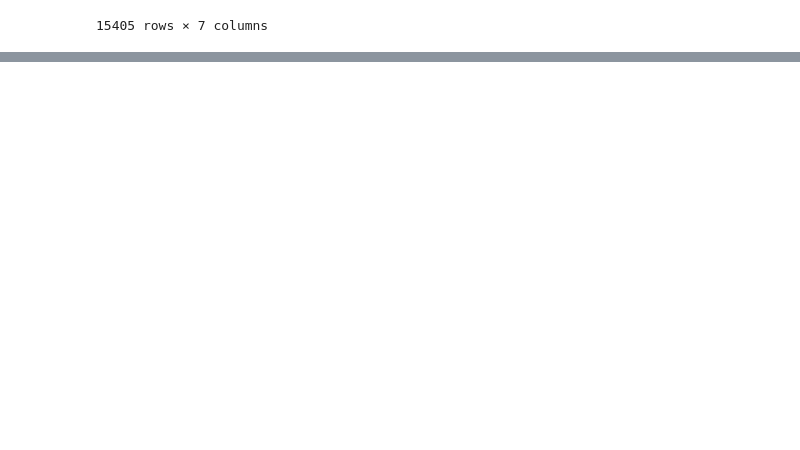
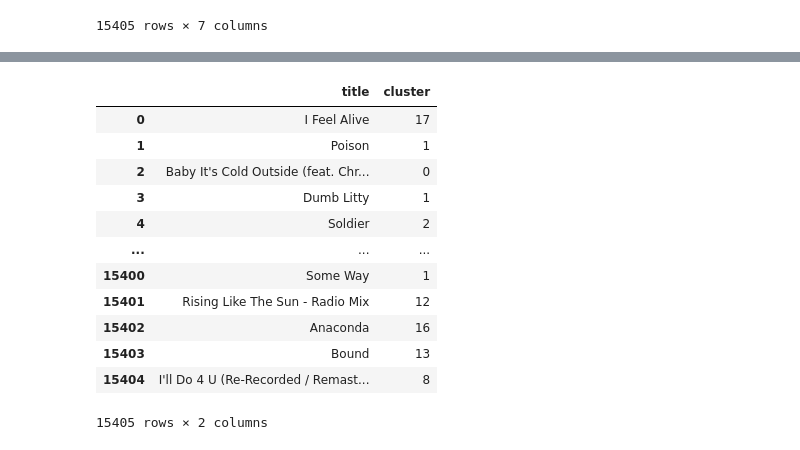
Before and after one commit to thames31/lyrics-emotion-detector, a Jupyter notebook: cluster.ipynb, the cells around one changed output, grey strips where cells are left out. Saved outputs shown, nothing was run; the diff lists cells and outputs as text; code cells hidden in the pictures; blank space fills up the shorter version.

```diff
--- a/cluster.ipynb
+++ b/cluster.ipynb
@@ -107,0 +101,4 @@ print(np.asarray((unique, counts)).T)
+# %%
+labels = km.labels_
+songs_cl = pd.DataFrame(list(zip(en_songs.track_name, labels)), columns=['title','cluster'])
+songs_cl.cluster.value_counts()
@@ -107,0 +123,16 @@ print(np.asarray((unique, counts)).T)
+# %%
+songs_cl
+# %% [output]
+|  | title | cluster |
+| 0 | I Feel Alive | 17 |
+| 1 | Poison | 1 |
+| 2 | Baby It's Cold Outside (feat. Chr... | 0 |
+| 3 | Dumb Litty | 1 |
+| 4 | Soldier | 2 |
+| ... | ... | ... |
+| 15400 | Some Way | 1 |
+| 15401 | Rising Like The Sun - Radio Mix | 12 |
+| 15402 | Anaconda | 16 |
+| 15403 | Bound | 13 |
+| 15404 | I'll Do 4 U (Re-Recorded / Remast... | 8 |
+15405 rows × 2 columns
```
Also changed, not shown: parts of 14 cells of this notebook, 5 other files.
